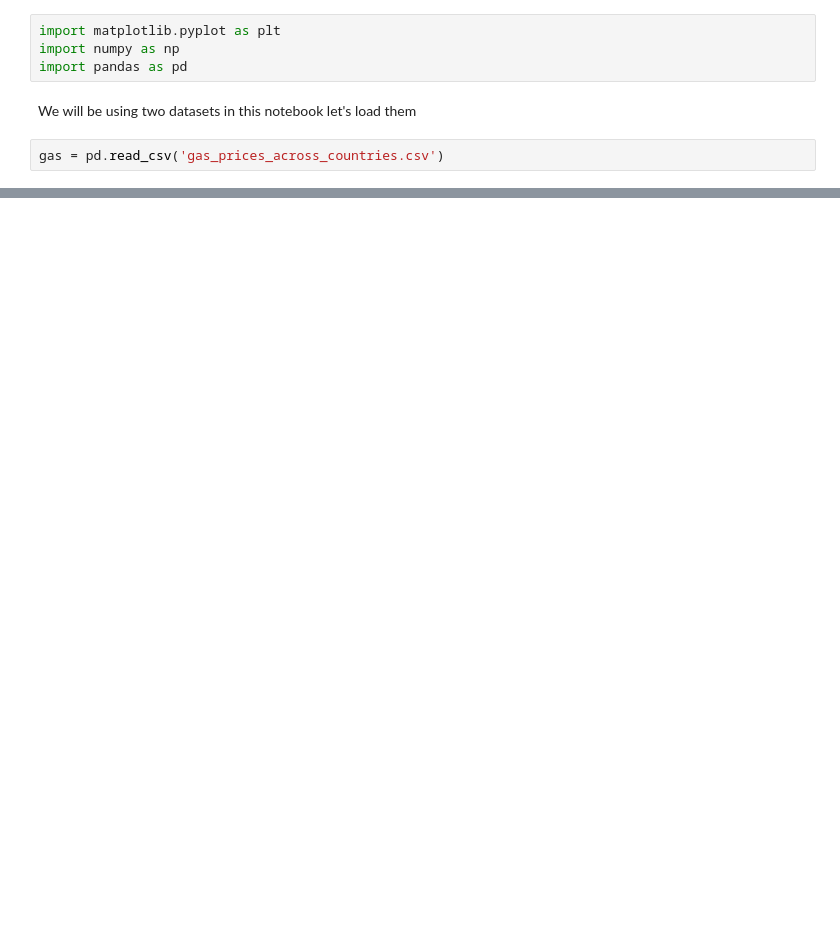
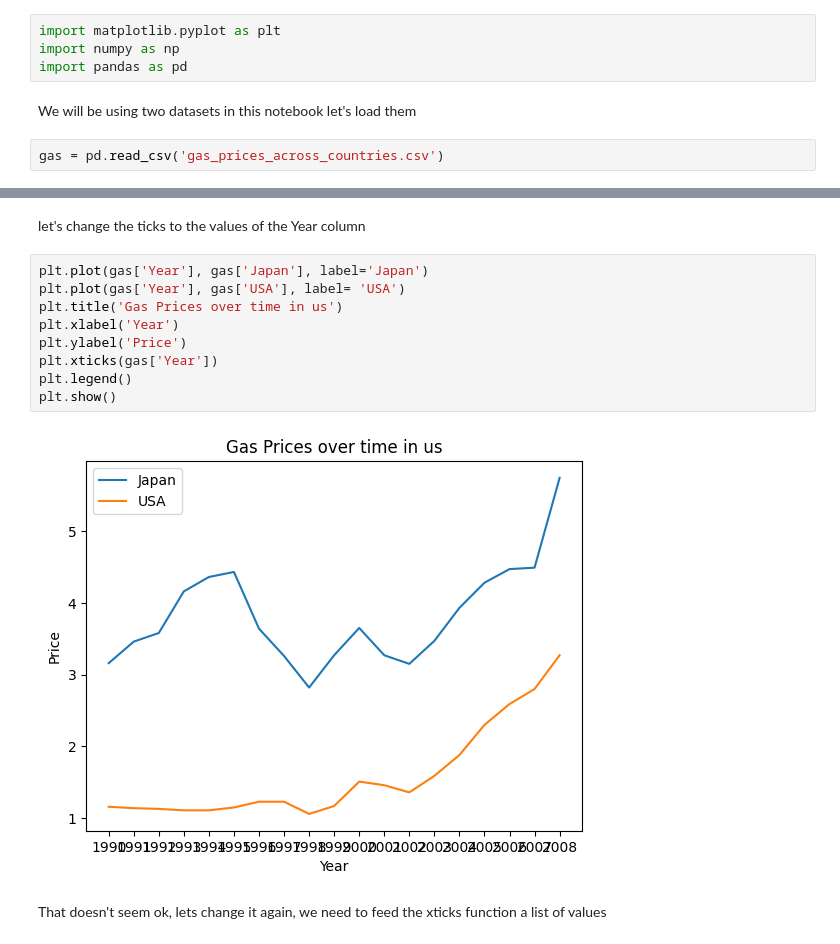
Before and after one commit to Braxion06/learn_matplotlib, a Jupyter notebook: learn_matplotlib_p2.ipynb, the cells around one changed output, grey strips where cells are left out. Saved outputs shown, nothing was run; the diff lists cells and outputs as text; blank space fills up the shorter version.

```diff
--- a/learn_matplotlib_p2.ipynb
+++ b/learn_matplotlib_p2.ipynb
@@ -20,0 +66,15 @@ The file it's in the same directory as the notebook, this make it so i don't hav
+# %% [markdown]
+let's change the ticks to the values of the Year column
+# %%
+plt.plot(gas['Year'], gas['Japan'], label='Japan')
+plt.plot(gas['Year'], gas['USA'], label= 'USA')
+plt.title('Gas Prices over time in us')
+plt.xlabel('Year')
+plt.ylabel('Price')
+plt.xticks(gas['Year'])
+plt.legend()
+plt.show()
+# %% [output]
+[figure, added]
+# %% [markdown]
+That doesn't seem ok, lets change it again, we need to feed the xticks function a list of values
```
Also changed, not shown: parts of 45 cells of this notebook.
